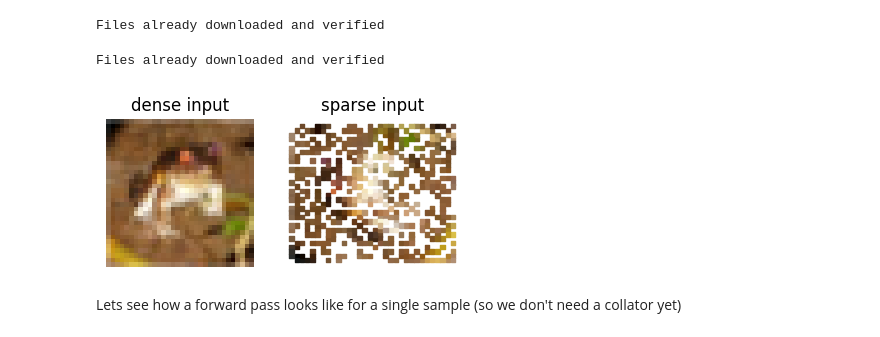
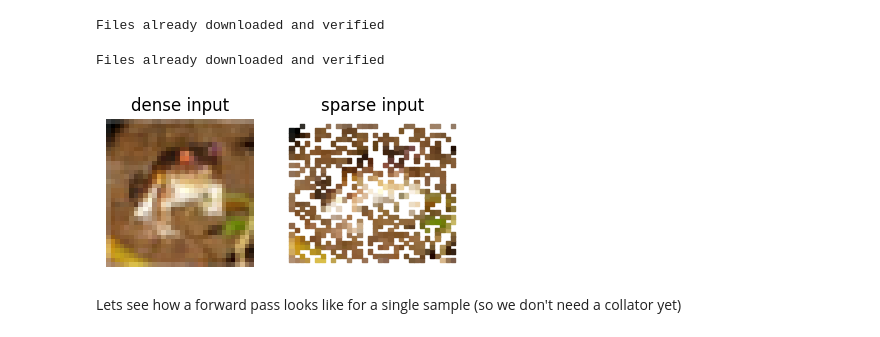
Before and after one commit to BenediktAlkin/upt-minimal, a Jupyter notebook: 4_pointcloud_classification.ipynb, the cells around one changed output. Cells and saved outputs as stored; diff of their text form; code cells hidden in the pictures.

```diff
--- a/4_pointcloud_classification.ipynb
+++ b/4_pointcloud_classification.ipynb
@@ -61,33 +61,33 @@ Files already downloaded and verified
 # %%
 # now plotting is a bit trickier because we have a sparse tensor
 # we'll make a scatter plot where each point is colored with the
 # RGB value of the pixel
 import matplotlib.pyplot as plt
 import einops
 
 # get dense sample
 from torchvision.datasets import CIFAR10
 from torchvision.transforms import ToTensor
 train_dataset_dense = CIFAR10(root="./data", train=True, download=True)
 dense_sample = train_dataset_dense[0][0]
 dense_sample = ToTensor()(dense_sample)
 # get sparse sample
 sample = train_dataset[0]
 x, y = sample["input_pos"].unbind(1)
 c = sample["input_feat"]
 
 _, axes = plt.subplots(1, 2, figsize=(4, 2))
 axes[0].imshow(einops.rearrange(dense_sample, "three height width -> height width three"))
 axes[0].set_title("dense input")
 axes[0].set_axis_off()
-axes[1].scatter(x, y, c=c, marker="s", s=10)
+axes[1].scatter(y, 31 - x, c=c, marker="s", s=10)
 axes[1].set_title("sparse input")
 axes[1].set_axis_off()
 plt.tight_layout()
 plt.show()
 # %% [output]
 Files already downloaded and verified
-[figure, old version]
+[figure, new version]
 # %% [markdown]
 Lets see how a forward pass looks like for a single sample (so we don't need a collator yet)
 # %%
```
Also changed, not shown: parts of 3 cells of this notebook.
